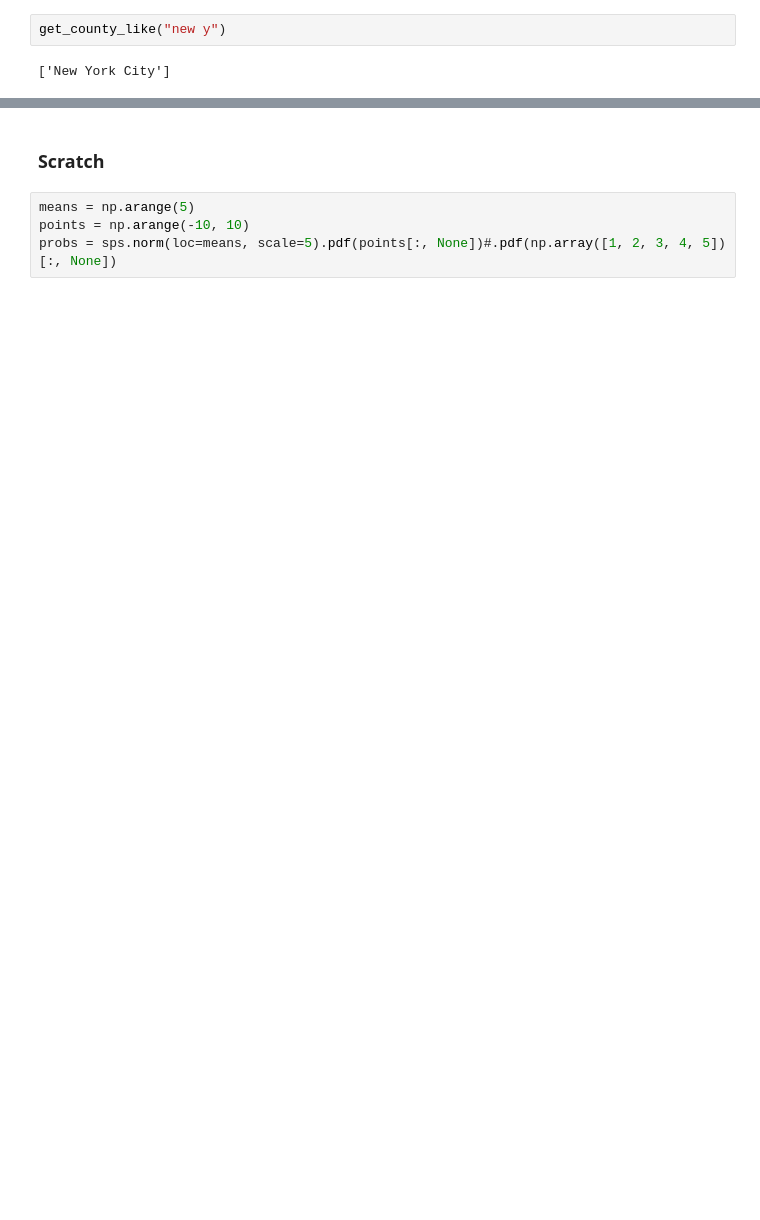
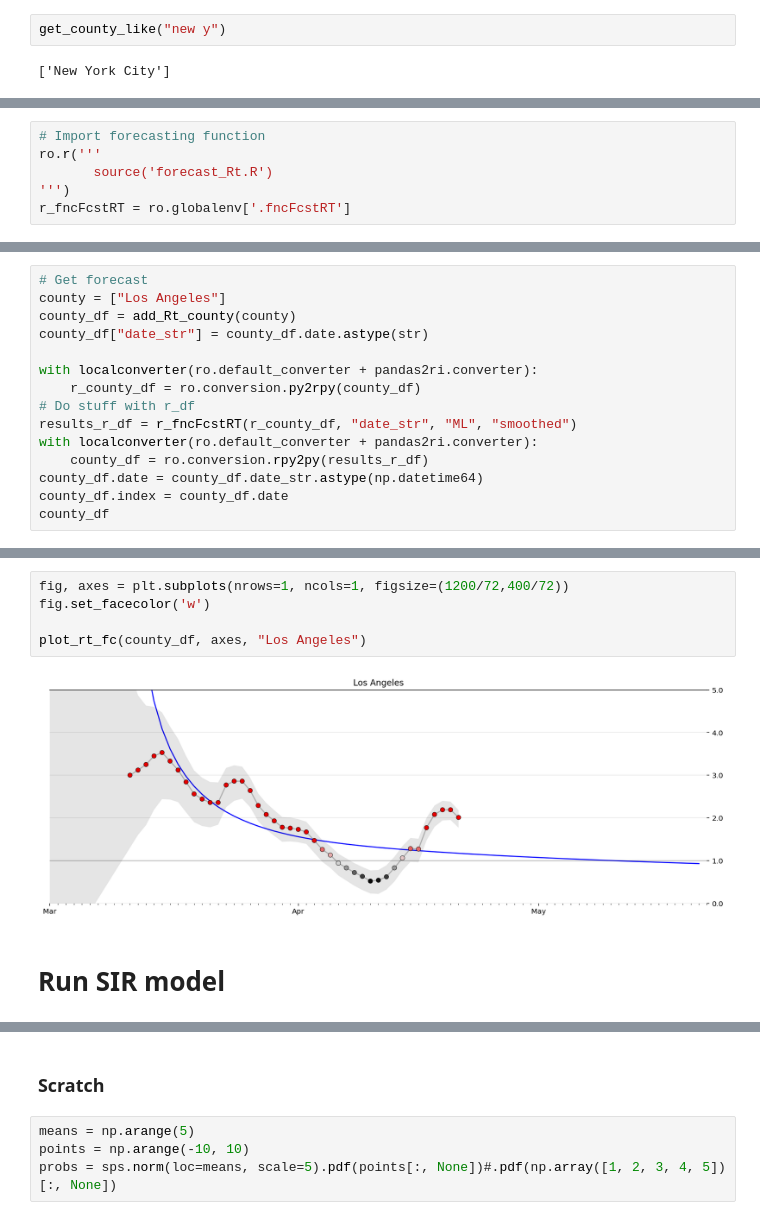
Before and after one commit to mmastand/chime, a Jupyter notebook: DynamicRt.ipynb, the cells around one changed output, grey strips where cells are left out. Cells and saved outputs as stored; diff of their text form; blank space fills up the shorter version.

Commit message:
Adds R forecasting to python. Runs SIR model following actuals.

```diff
--- a/DynamicRt.ipynb
+++ b/DynamicRt.ipynb
@@ -294,0 +349,6 @@ display_counties(counties)
+# %%
+# Import forecasting function
+ro.r('''
+       source('forecast_Rt.R')
+''')
+r_fncFcstRT = ro.globalenv['.fncFcstRT']
@@ -294,0 +359,15 @@ display_counties(counties)
+# %%
+# Get forecast
+county = ["Los Angeles"]
+county_df = add_Rt_county(county)
+county_df["date_str"] = county_df.date.astype(str)
+
+with localconverter(ro.default_converter + pandas2ri.converter):
+    r_county_df = ro.conversion.py2rpy(county_df)
+# Do stuff with r_df
+results_r_df = r_fncFcstRT(r_county_df, "date_str", "ML", "smoothed")
+with localconverter(ro.default_converter + pandas2ri.converter):
+    county_df = ro.conversion.rpy2py(results_r_df)
+county_df.date = county_df.date_str.astype(np.datetime64)
+county_df.index = county_df.date
+county_df
@@ -294,0 +463,9 @@ display_counties(counties)
+# %%
+fig, axes = plt.subplots(nrows=1, ncols=1, figsize=(1200/72,400/72))
+fig.set_facecolor('w')
+
+plot_rt_fc(county_df, axes, "Los Angeles")
+# %% [output]
+[figure, added]
+# %% [markdown]
+# Run SIR model
```
Also changed, not shown: parts of 23 cells of this notebook, 1 other file.
